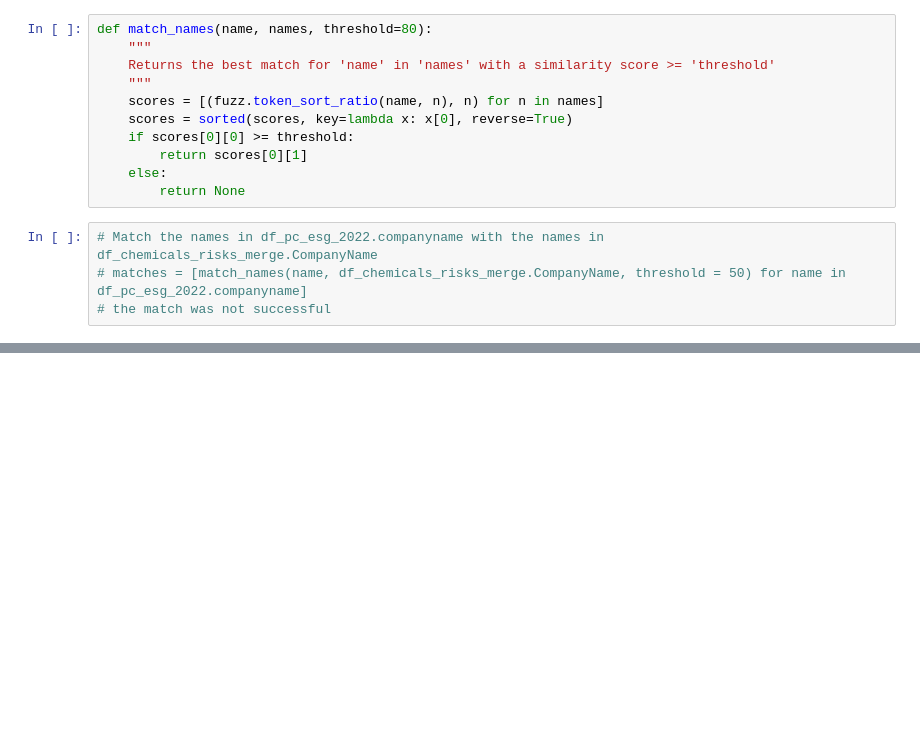
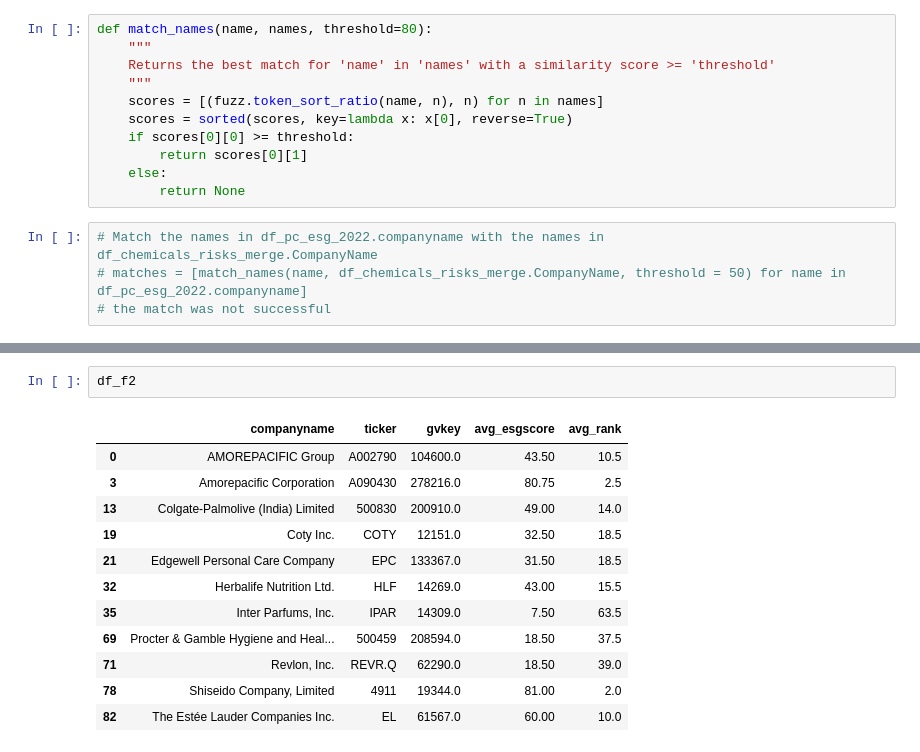
Before and after one commit to envirodatascience/final-project-env617_personalcareproducts, a Jupyter notebook: Final_Project_Masterfile.ipynb, the cells around one changed output, grey strips where cells are left out. Drawn from its saved outputs; the diff is of its cells as text; blank space fills up the shorter version.

```diff
--- a/Final_Project_Masterfile.ipynb
+++ b/Final_Project_Masterfile.ipynb
@@ -1668 +1712,16 @@ def match_names(name, names, threshold=80):
+# %%
+df_f2
+# %% [output]
+|  | companyname | ticker | gvkey | avg_esgscore | avg_rank |
+| 0 | AMOREPACIFIC Group | A002790 | 104600.0 | 43.50 | 10.5 |
+| 3 | Amorepacific Corporation | A090430 | 278216.0 | 80.75 | 2.5 |
+| 13 | Colgate-Palmolive (India) Limited | 500830 | 200910.0 | 49.00 | 14.0 |
+| 19 | Coty Inc. | COTY | 12151.0 | 32.50 | 18.5 |
+| 21 | Edgewell Personal Care Company | EPC | 133367.0 | 31.50 | 18.5 |
+| 32 | Herbalife Nutrition Ltd. | HLF | 14269.0 | 43.00 | 15.5 |
+| 35 | Inter Parfums, Inc. | IPAR | 14309.0 | 7.50 | 63.5 |
+| 69 | Procter & Gamble Hygiene and Heal... | 500459 | 208594.0 | 18.50 | 37.5 |
+| 71 | Revlon, Inc. | REVR.Q | 62290.0 | 18.50 | 39.0 |
+| 78 | Shiseido Company, Limited | 4911 | 19344.0 | 81.00 | 2.0 |
+| 82 | The Estée Lauder Companies Inc. | EL | 61567.0 | 60.00 | 10.0 |
 # %%
```
Also changed, not shown: parts of 8 cells of this notebook.
